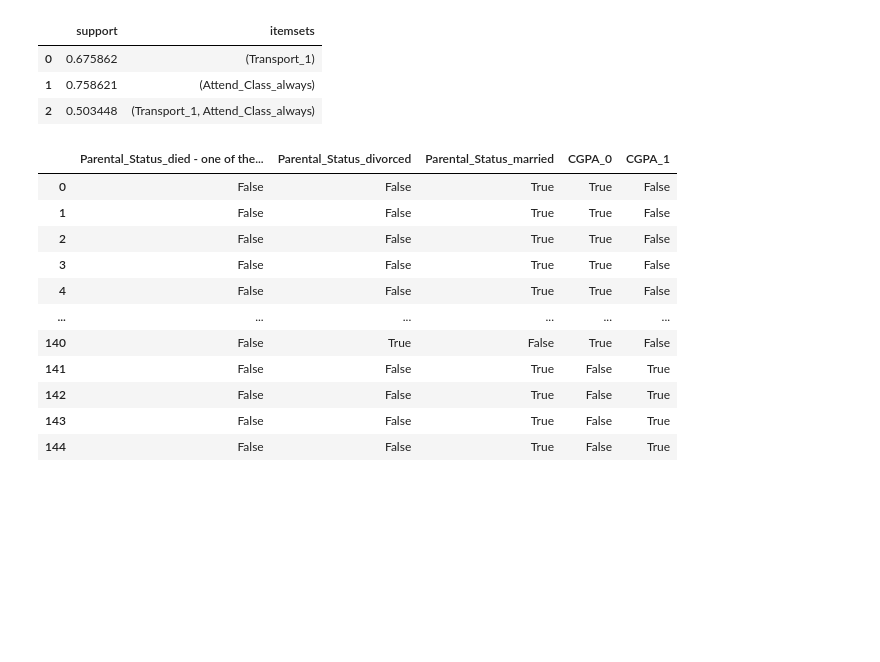
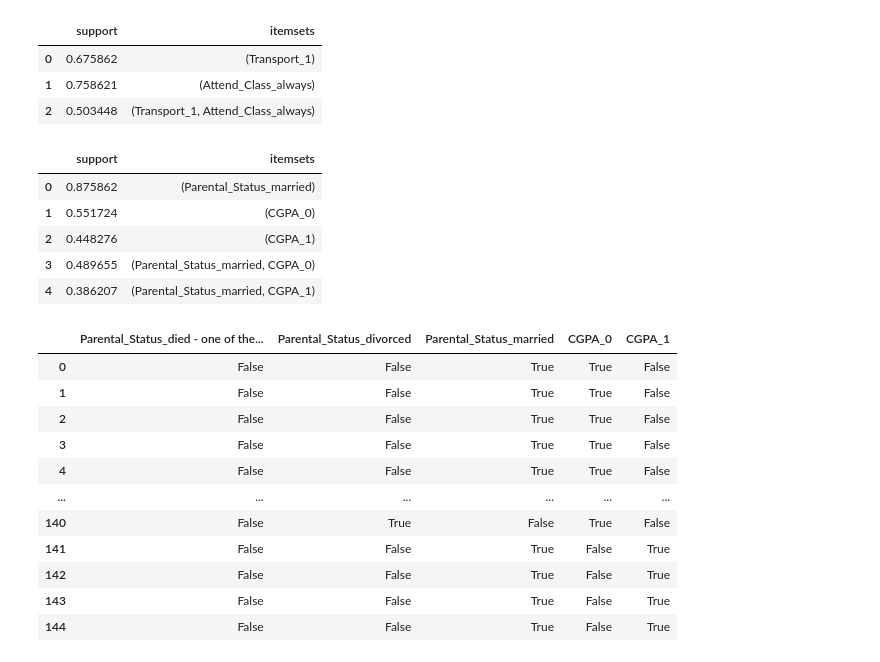
Before and after one commit to waiee/Higher-Education-Students-Performance-Evaluation---Association-Rule-Mining, a Jupyter notebook: test.ipynb, the cells around one changed output. Cells and saved outputs as stored; diff of their text form; code cells hidden in the pictures; blank space fills up the shorter version.

```diff
--- a/test.ipynb
+++ b/test.ipynb
@@ -371,6 +371,17 @@ display(fp_apriori)
 | 0 | 0.675862 | (Transport_1) |
 | 1 | 0.758621 | (Attend_Class_always) |
 | 2 | 0.503448 | (Transport_1, Attend_Class_always) |
+# %%
+#frequent pattern using fpgrowth method
+fp_fpgrowth = fp.fpgrowth(newfinaldf_encode, min_support=0.3, use_colnames=True)
+display(fp_fpgrowth)
+# %% [output]
+|  | support | itemsets |
+| 0 | 0.875862 | (Parental_Status_married) |
+| 1 | 0.551724 | (CGPA_0) |
+| 2 | 0.448276 | (CGPA_1) |
+| 3 | 0.489655 | (Parental_Status_married, CGPA_0) |
+| 4 | 0.386207 | (Parental_Status_married, CGPA_1) |
 # %%
 # #Transport --> Attend_Class
 
```
